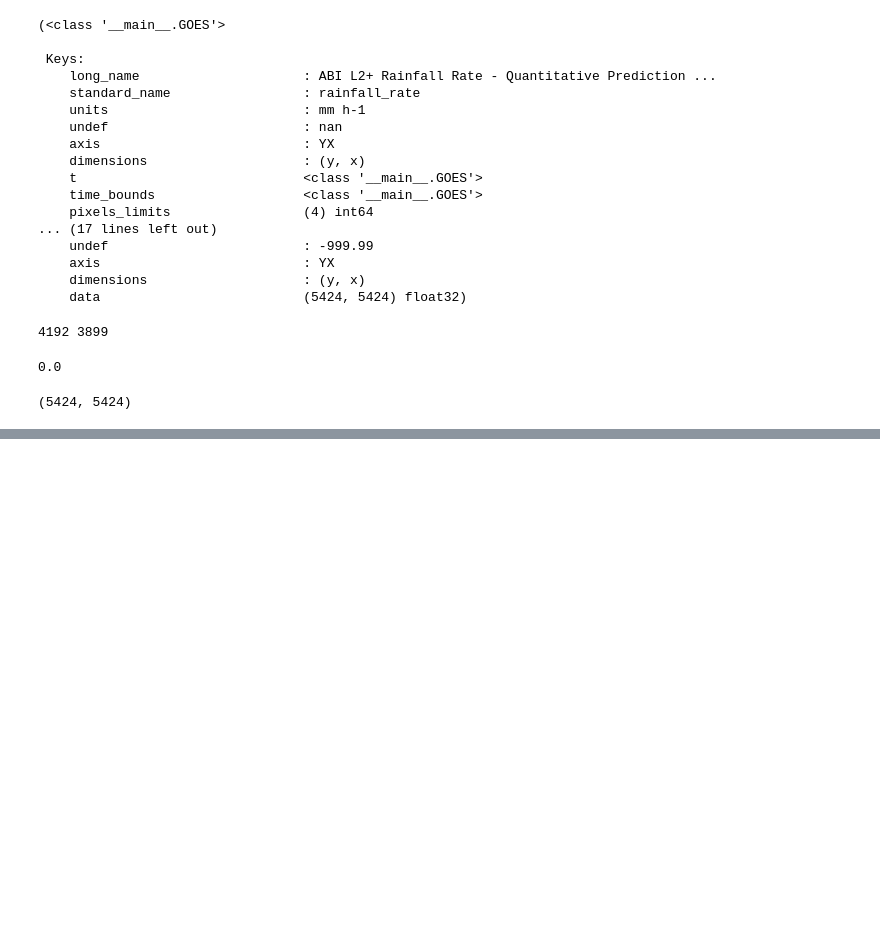
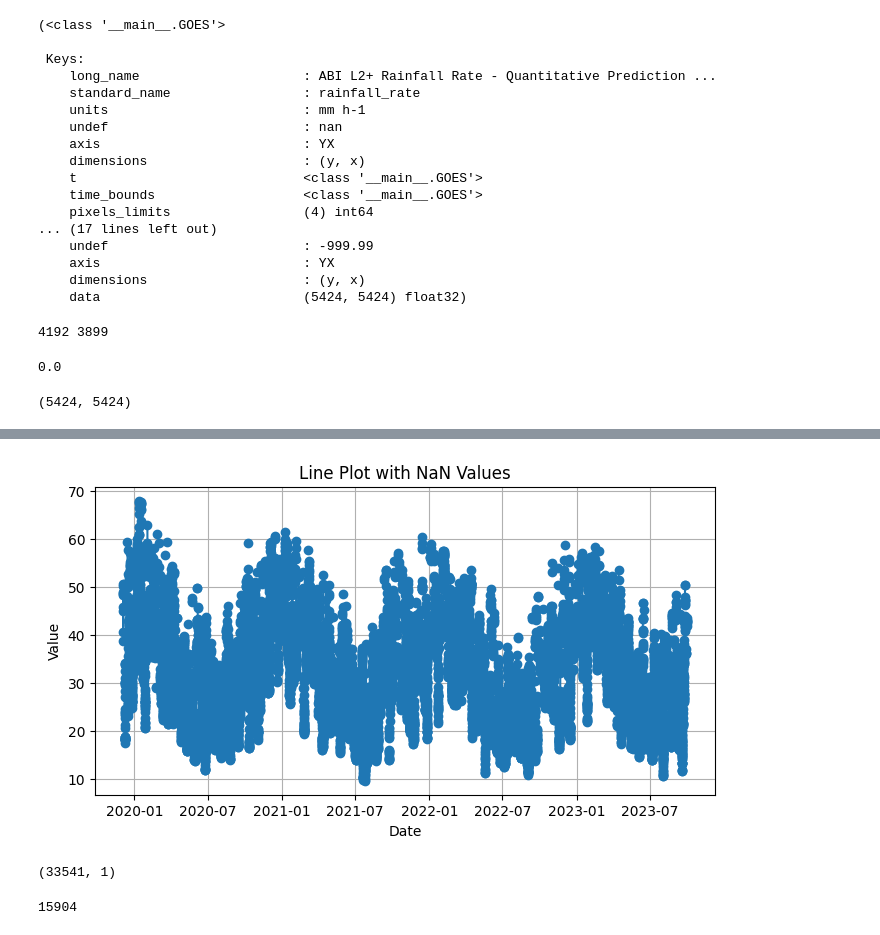
Before and after one commit to NietoCurcio/atmoseer, a Jupyter notebook: notebooks/lafusion.ipynb, the cells around one changed output, grey strips where cells are left out. Cells and saved outputs as stored; diff of their text form; code cells hidden in the pictures; blank space fills up the shorter version.

```diff
--- a/notebooks/lafusion.ipynb
+++ b/notebooks/lafusion.ipynb
@@ -1971,0 +1983,4 @@ RRQPE.data.shape
+# %%
+import pandas as pd
+df = pd.read_parquet('../data/goes16/tpw_preprocessed_file.parquet')
+df.sort_index().tail(50)
@@ -1971,0 +2010,18 @@ RRQPE.data.shape
+# %%
+df = df[df.index.year>=2019]
+# %%
+import pandas as pd
+
+def hourly_average_with_nan_handling(df):
+    # First, make sure the DataFrame is sorted by the datetime index
+    df = df.sort_index()
+
+    # Use resample to group the data by hour and calculate the mean
+    hourly_avg_df = df.resample('H').mean()
+
+    return hourly_avg_df
+
+# print(df)
+
+hourly_avg_df = hourly_average_with_nan_handling(df)
+print(hourly_avg_df)
@@ -1971,0 +2075,25 @@ RRQPE.data.shape
+# %%
+import pandas as pd
+import matplotlib.pyplot as plt
+
+
+
+# Plot the 'Value' column
+plt.figure(figsize=(8, 4))  # Optional: Set the figure size
+plt.plot(hourly_avg_df.index, hourly_avg_df['TPW'], marker='o', linestyle='-')
+plt.title('Line Plot with NaN Values')
+plt.xlabel('Date')
+plt.ylabel('Value')
+plt.grid(True)
+plt.show()
+# %% [output]
+[figure, added]
+# %%
+hourly_avg_df.shape
+# %% [output]
+(33541, 1)
+# %%
+# Count the number of NaN values in the 'Value' column
+hourly_avg_df['TPW'].isna().sum()
+# %% [output]
+15904
```
Also changed, not shown: parts of 7 cells of this notebook, 2 other files.
